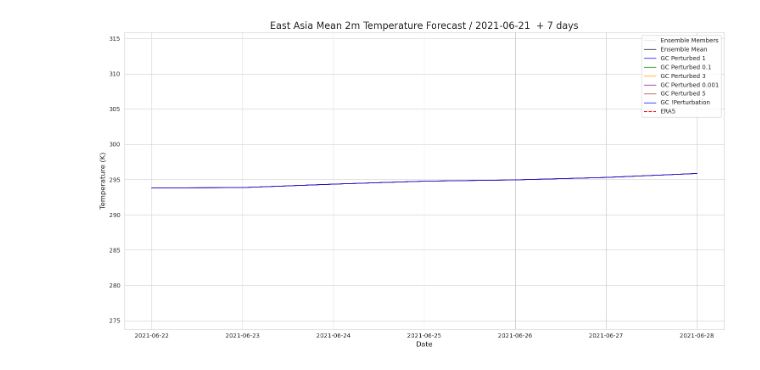
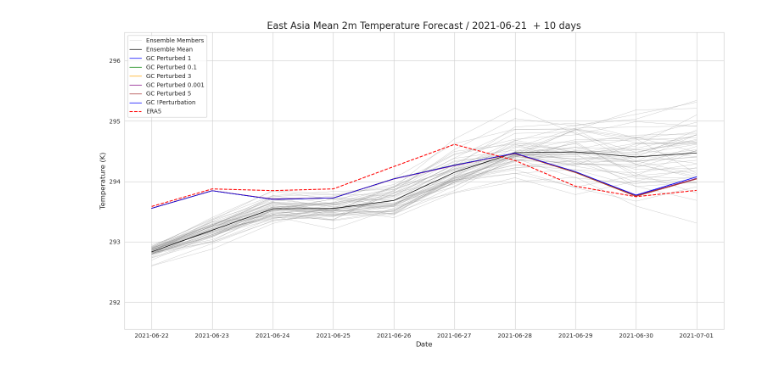
Before and after one commit to HisKim1/his_graphcast, a Jupyter notebook: ens_spread_check.ipynb, the cells around one changed output. Drawn from its saved outputs; the diff is of its cells as text; code cells hidden in the pictures.

```diff
--- a/ens_spread_check.ipynb
+++ b/ens_spread_check.ipynb
@@ -21,11 +21,11 @@ SURFACE_VARIABLES=[
     "mean_sea_level_pressure"
 ]
 
-files_t2m = sorted(glob.glob('/geodata2/S2S/ECMWF_Perturbed/Dailyaveraged/t2m/nc/*/Temperature2m_2021-06-24.nc'))
-files_t2m = [f for f in files_t2m if int(f.split('/')[-2]) <= 24 * 9]
+files_t2m = sorted(glob.glob('/geodata2/S2S/ECMWF_Perturbed/Dailyaveraged/t2m/nc/*/Temperature2m_2021-06-21.nc'))
+files_t2m = [f for f in files_t2m if int(f.split('/')[-2]) <= 24 * 10]
 
-files_slp = sorted(glob.glob('/geodata2/S2S/ECMWF_Perturbed/InstantaneousAccumulated/mslp/nc/*/MeanSeaLevelPressure_2021-06-24.nc'))
-files_slp = [f for f in files_t2m if int(f.split('/')[-2]) <= 24 * 9]
+files_slp = sorted(glob.glob('/geodata2/S2S/ECMWF_Perturbed/InstantaneousAccumulated/mslp/nc/*/MeanSeaLevelPressure_2021-06-21.nc'))
+files_slp = [f for f in files_t2m if int(f.split('/')[-2]) <= 24 * 10]
 
 files_t2m
 # %% [output]
@@ -88,4 +89,0 @@ KeyboardInterrupt:
-# %%
-nwp = xr.open_mfdataset(files_t2m, combine='by_coords', preprocess=weighted_mean).squeeze('height').drop_vars('height')
-nwp = nwp.rename({"2t":"2m_temperature"}).compute()
-nwp
@@ -107,35 +107,35 @@ sns.set_style("whitegrid")
 
 df = nwp['2m_temperature'].to_dataframe().reset_index()
 
 first_ensemble = True
 for ensemble in df['ensemble'].unique():
     subset = df[df['ensemble'] == ensemble]
     if first_ensemble:
         plt.plot(subset['date'], subset['2m_temperature'], color='grey', linewidth=0.5, alpha=0.5, label='Ensemble Members')
         first_ensemble = False
     else:
         plt.plot(subset['date'], subset['2m_temperature'], color='grey', linewidth=0.5, alpha=0.5)
 
 mean_temp = df.groupby('date')['2m_temperature'].mean().reset_index()
 plt.plot(mean_temp['date'], mean_temp['2m_temperature'], color='black', linewidth=1, label='Ensemble Mean')
 plt.plot(perturb_1['date'], perturb_1['2m_temperature'], color='blue', linewidth=1, label='GC Perturbed 1')
 plt.plot(perturb_2['date'], perturb_2['2m_temperature'], color='green', linewidth=1, label='GC Perturbed 0.1')
 plt.plot(perturb_3['date'], perturb_3['2m_temperature'], color='orange', linewidth=1, label='GC Perturbed 3')
 plt.plot(perturb_4['date'], perturb_4['2m_temperature'], color='purple', linewidth=1, label='GC Perturbed 0.001')
 plt.plot(perturb_5['date'], perturb_5['2m_temperature'], color='brown', linewidth=1, label='GC Perturbed 5')
 plt.plot(no_perturb['date'], no_perturb['2m_temperature'], color='#0000FF', linewidth=1, label='GC !Perturbation')
 plt.plot(era5['date'], era5['t2m'], color='red', linewidth=1.5, linestyle='dashed', label='ERA5')
-plt.title('East Asia Mean 2m Temperature Forecast / 2021-06-21  + 7 days', fontsize=16)
+plt.title('East Asia Mean 2m Temperature Forecast / 2021-06-21  + 10 days', fontsize=16)
 plt.xlabel('Date', fontsize=12)
 plt.ylabel('Temperature (K)', fontsize=12)
 plt.legend(fontsize=10)
 
-y_min = perturb_1['2m_temperature'].min() - 20
+y_min = perturb_1['2m_temperature'].min() - 2
 
-y_max = perturb_1['2m_temperature'].max() + 20
+y_max = perturb_1['2m_temperature'].max() + 2
 plt.ylim(y_min, y_max)
 
 plt.tight_layout()
-plt.savefig('figure/2m_temperature_forecast_East Asia_0.001to5_2021-06-21.png')
+plt.savefig('figure/2m_temperature_forecast_east asia mean_0.001to5_2021-06-21.png')
 # %% [output]
-[figure, old version]
+[figure, new version]
```
Also changed, not shown: parts of 6 cells of this notebook, 8 other files.
